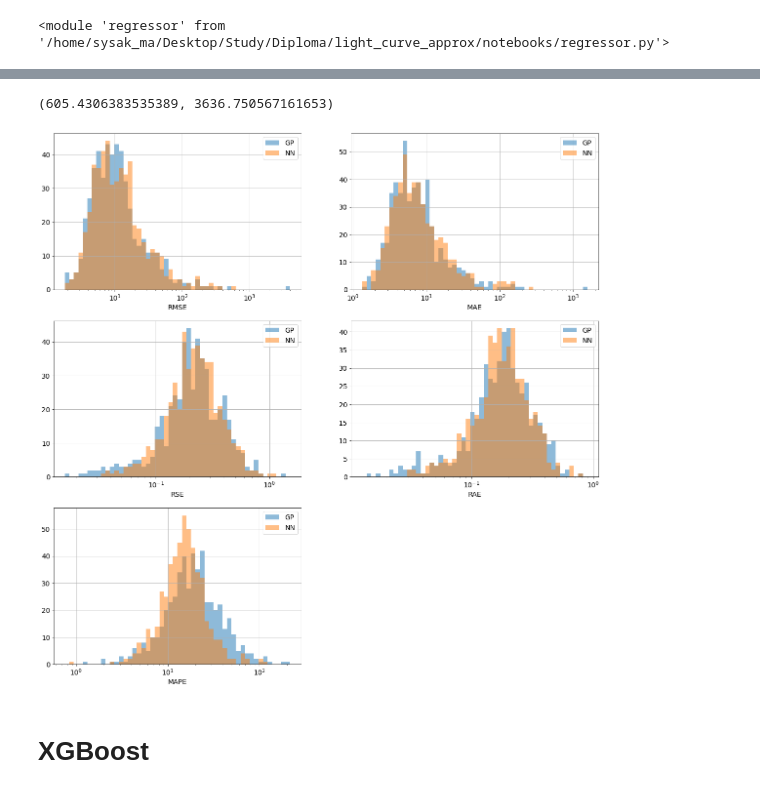
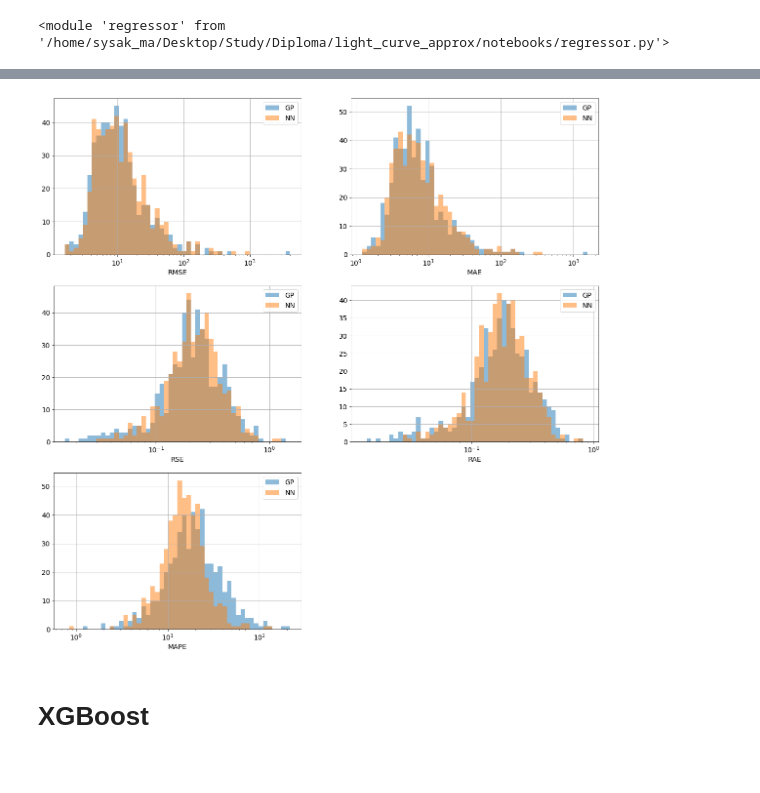
Before and after one commit to HSE-LAMBDA/light_curve_approx, a Jupyter notebook: notebooks/StarterKit.ipynb, the cells around one changed output, grey strips where cells are left out. Saved outputs shown, nothing was run; the diff lists cells and outputs as text; code cells hidden in the pictures.

```diff
--- a/notebooks/StarterKit.ipynb
+++ b/notebooks/StarterKit.ipynb
@@ -291,7 +292,7 @@ def plot_metrics_histogram(report, **hist_kwargs):
     plt.figure(figsize=(20, 20))
     for idx, metric in enumerate(report.columns[1:], 1):
         plt.subplot(3, 2, idx)
-        plot_loghist(report[metric], bins=50)
+        plot_loghist(report[metric], bins=50, **hist_kwargs)
         plt.xlabel(metric, size=14)
         plt.xticks(size=14)
         plt.yticks(size=14)
@@ -308,7 +309,7 @@ def plot_mult_metrics_histogram(reports, names=None, bins=15, **hist_kwargs):
         logbins = np.logspace(np.log10(gen_bins[0]),np.log10(gen_bins[-1]),len(gen_bins))
         plt.subplot(3, 2, idx)
         for n, report in enumerate(reports):
-            plt.hist(report[metric], bins=logbins, alpha=1/2, label=names[n])
+            plt.hist(report[metric], bins=logbins, alpha=1/2, label=names[n], **hist_kwargs)
         plt.xlabel(metric, size=14)
         plt.xticks(size=14)
         plt.yticks(size=14)
@@ -412,12 +413,8 @@ nn_report
 516 rows × 6 columns
-# %%
-nn_report.RMSE.max(), gp_report.RMSE.max()
-# %% [output]
-(605.4306383535389, 3636.750567161653)
 # %%
-plot_mult_metrics_histogram([gp_report, nn_report], ['GP', 'NN'], bins=50)
+plot_mult_metrics_histogram([gp_report, nn_report], ['GP', 'NN'], bins=50, histtype='stepfilled')
 # %% [output]
-[figure, old version]
+[figure, new version]
 # %% [markdown]
 # XGBoost
 # %%
```
Also changed, not shown: parts of 8 cells of this notebook, 3 other files.
